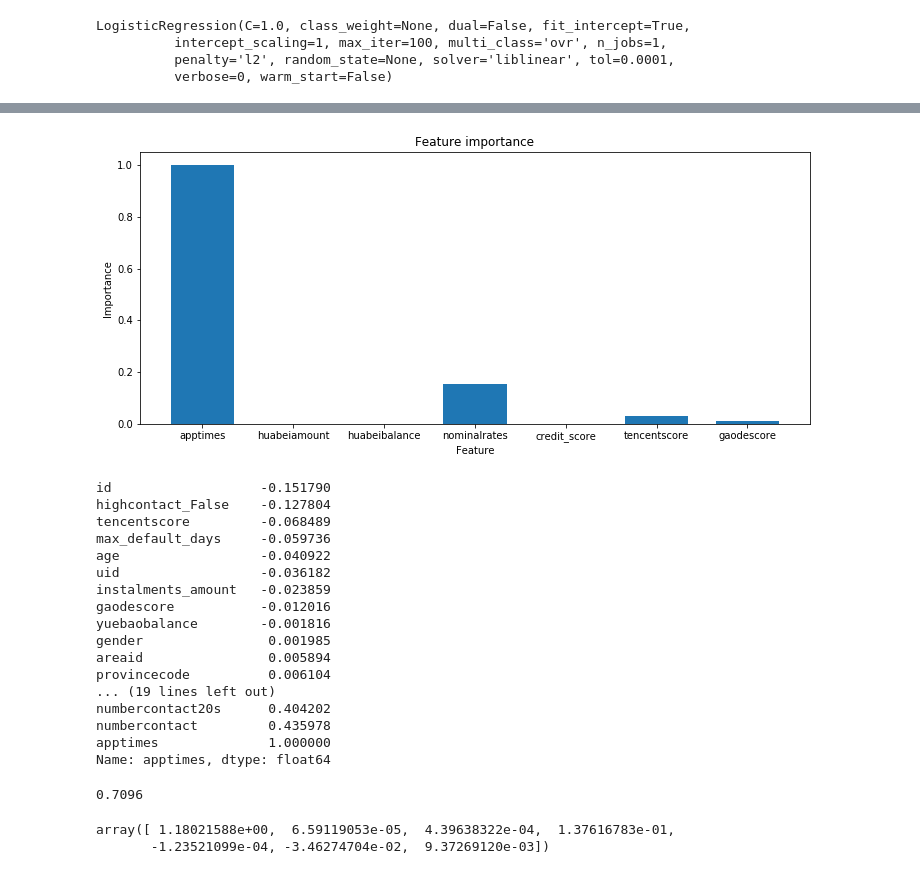
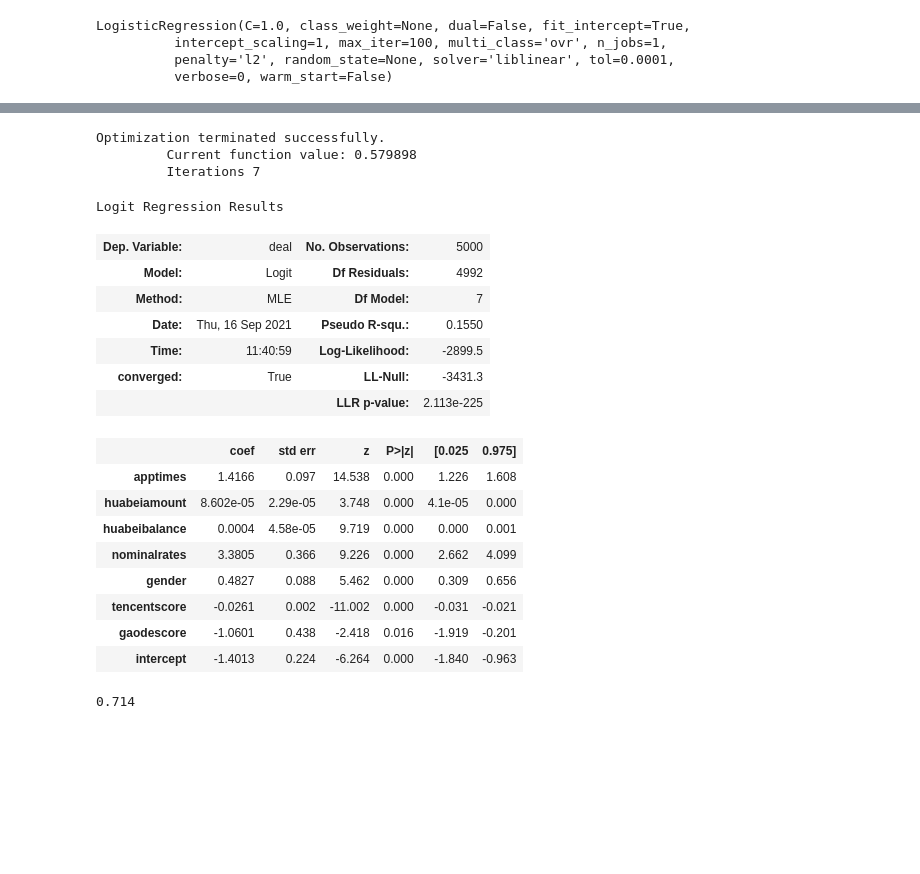
Before and after one commit to Lawrence-Lu/Jupyter, a Jupyter notebook: Fin-Tech/Assignment1/Code/DigitalFootprint vs Default and Deal.ipynb, the cells around one changed output, grey strips where cells are left out. Drawn from its saved outputs; the diff is of its cells as text; code cells hidden in the pictures; blank space fills up the shorter version.

```diff
--- a/Fin-Tech/Assignment1/Code/DigitalFootprint vs Default and Deal.ipynb
+++ b/Fin-Tech/Assignment1/Code/DigitalFootprint vs Default and Deal.ipynb
@@ -709,45 +695,35 @@ importance =  (importance/importance.max())
 # %%
 index = ["apptimes","huabeiamount","huabeibalance","nominalrates","credit_score","tencentscore","gaodescore"]
-# %%
-plt.figure(figsize=[12, 5])
-plt.bar(index,importance,width=0.7)
-plt.ylabel("Importance")
-plt.xlabel("Feature")
-plt.title("Feature importance")
-
-plt.show()
-# %% [output]
-[figure, removed]
-# %%
-data.corr()["apptimes"].sort_values()
-# %% [output]
-id                   -0.151790
-highcontact_False    -0.127804
-tencentscore         -0.068489
-max_default_days     -0.059736
-age                  -0.040922
-uid                  -0.036182
-instalments_amount   -0.023859
-gaodescore           -0.012016
-yuebaobalance        -0.001816
-gender                0.001985
-areaid                0.005894
-provincecode          0.006104
-... (19 lines left out)
-numbercontact20s      0.404202
-numbercontact         0.435978
-apptimes              1.000000
-Name: apptimes, dtype: float64
+# %%
+model = sm.Logit(data['deal'].astype('int'),data[["apptimes","huabeiamount","huabeibalance","nominalrates","gender","tencentscore","gaodescore",'intercept']])
+result = model.fit()
+result.summary()
+# %% [output]
+Optimization terminated successfully.
+         Current function value: 0.579898
+         Iterations 7
+Logit Regression Results
+| Dep. Variable: | deal | No. Observations: | 5000 |
+| Model: | Logit | Df Residuals: | 4992 |
+| Method: | MLE | Df Model: | 7 |
+| Date: | Thu, 16 Sep 2021 | Pseudo R-squ.: | 0.1550 |
+| Time: | 11:40:59 | Log-Likelihood: | -2899.5 |
+| converged: | True | LL-Null: | -3431.3 |
+|  |  | LLR p-value: | 2.113e-225 |
+|  | coef | std err | z | P>|z| | [0.025 | 0.975] |
+| apptimes | 1.4166 | 0.097 | 14.538 | 0.000 | 1.226 | 1.608 |
+| huabeiamount | 8.602e-05 | 2.29e-05 | 3.748 | 0.000 | 4.1e-05 | 0.000 |
+| huabeibalance | 0.0004 | 4.58e-05 | 9.719 | 0.000 | 0.000 | 0.001 |
+| nominalrates | 3.3805 | 0.366 | 9.226 | 0.000 | 2.662 | 4.099 |
+| gender | 0.4827 | 0.088 | 5.462 | 0.000 | 0.309 | 0.656 |
+| tencentscore | -0.0261 | 0.002 | -11.002 | 0.000 | -0.031 | -0.021 |
+| gaodescore | -1.0601 | 0.438 | -2.418 | 0.016 | -1.919 | -0.201 |
+| intercept | -1.4013 | 0.224 | -6.264 | 0.000 | -1.840 | -0.963 |
 # %%
 Y = data["deal"]
-X = data[["apptimes","huabeibalance","nominalrates","credit_score","tencentscore","gaodescore","gender"]]
+X = data[["apptimes","huabeibalance","huabeibalance","nominalrates","tencentscore","gaodescore","gender"]]
 lg = LogisticRegression()
 lg.fit(X,Y)
 lg.score(X,Y)
 # %% [output]
-0.7096
+0.714
-# %%
-lg4.coef_[0]
-# %% [output]
-array([ 1.18021588e+00,  6.59119053e-05,  4.39638322e-04,  1.37616783e-01,
-       -1.23521099e-04, -3.46274704e-02,  9.37269120e-03])
```
Also changed, not shown: parts of 56 cells of this notebook, 5 other files.
